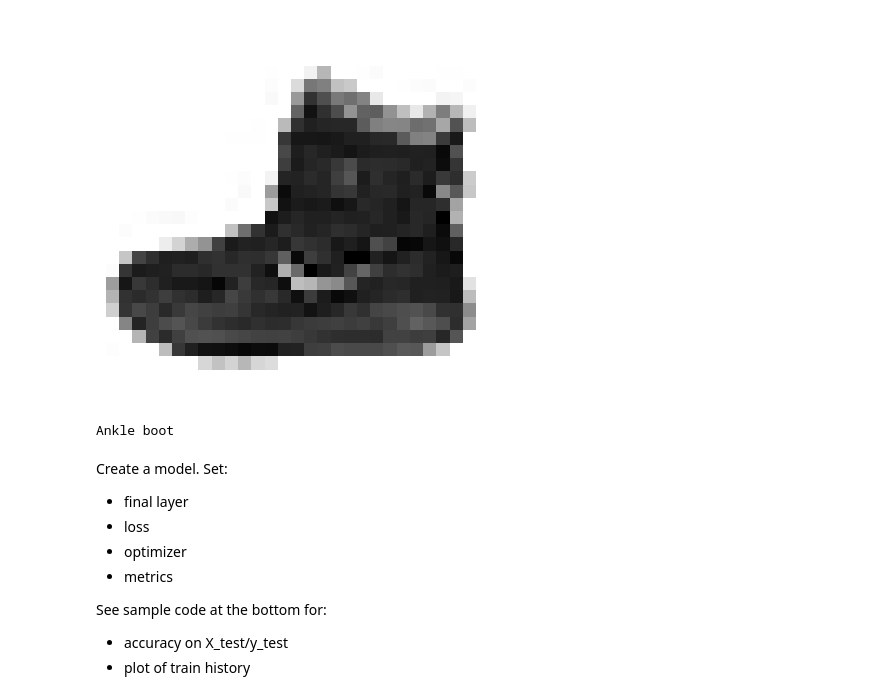
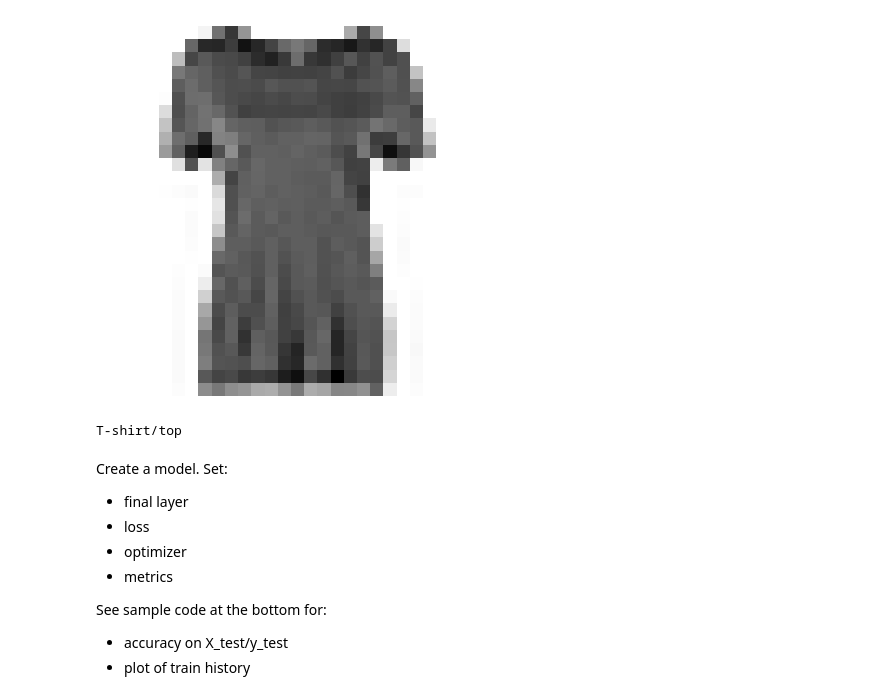
Before and after one commit to WatermelonGalaxy/deep-learning-colabs, a Jupyter notebook: ADL_hw_fashion_MNIST.ipynb, the cells around one changed output. Drawn from its saved outputs; the diff is of its cells as text; code cells hidden in the pictures.

```diff
--- a/ADL_hw_fashion_MNIST.ipynb
+++ b/ADL_hw_fashion_MNIST.ipynb
@@ -40,16 +41,16 @@ T-shirt/top
 # %%
 import matplotlib.pyplot as plt
 
 X_train, X_valid, X_test = X_train / 255., X_valid / 255., X_test / 255.
 
-i = 0 #try different values here!
+i = 10 #try different values here!
 plt.imshow(X_train[i], cmap="binary")
 plt.axis('off')
 plt.show()
 print(class_names[y_train[i]])
 # %% [output]
-[figure, old version]
+[figure, new version]
-Ankle boot
+T-shirt/top
 # %% [markdown]
 Create a model. Set:
 
```
Also changed, not shown: parts of 5 cells of this notebook.
